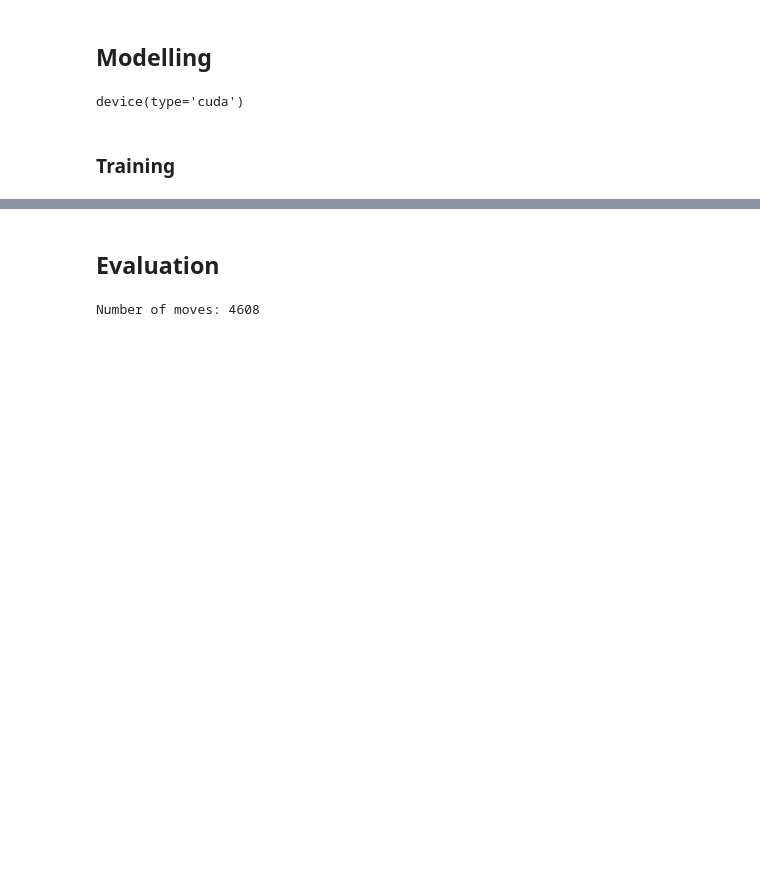
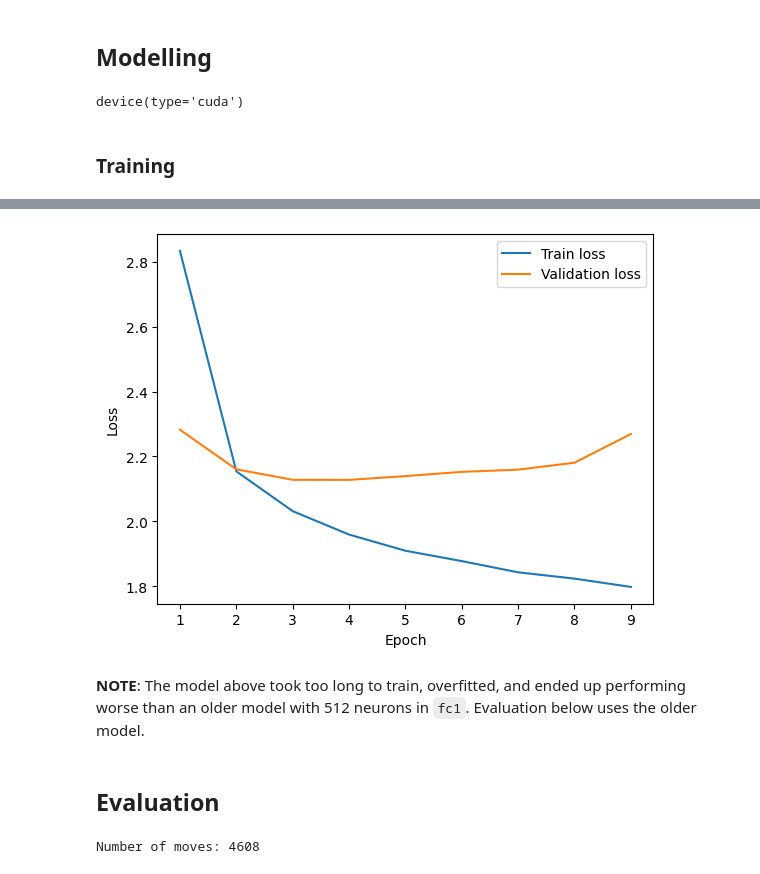
Before and after one commit to kkatkat/chess-engine, a Jupyter notebook: supervised/train.ipynb, the cells around one changed output, grey strips where cells are left out. Saved outputs shown, nothing was run; the diff lists cells and outputs as text; code cells hidden in the pictures; blank space fills up the shorter version.

```diff
--- a/supervised/train.ipynb
+++ b/supervised/train.ipynb
@@ -180,3 +177,16 @@ Early stopping on epoch 12
+# %%
+import matplotlib.pyplot as plt
+
+plt.plot(history['epoch'], history['train_loss'], label='Train loss')
+plt.plot(history['epoch'], history['val_loss'], label='Validation loss')
+plt.xlabel('Epoch')
+plt.ylabel('Loss')
+plt.legend()
+plt.show()
+# %% [output]
+[figure, added]
+# %% [markdown]
+**NOTE**: The model above took too long to train, overfitted, and ended up performing worse than an older model with 512 neurons in `fc1`. Evaluation below uses the older model.
 # %% [markdown]
 ## Evaluation
 # %%
```
Also changed, not shown: parts of 2 cells of this notebook, 4 other files.
